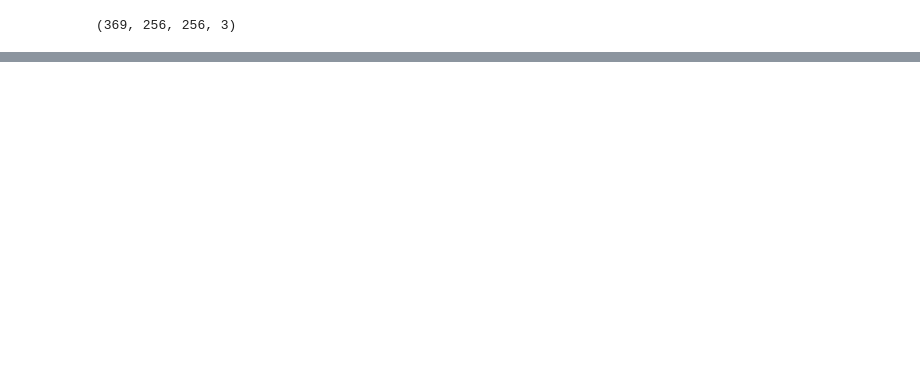
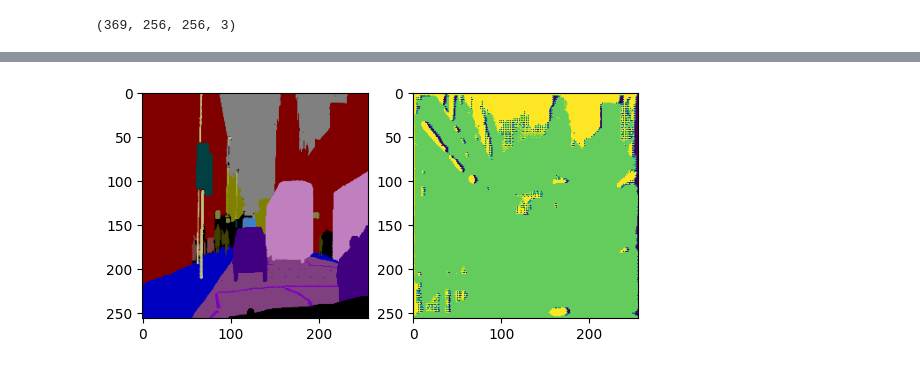
Before and after one commit to DavidAlexanderMoe/Road-Semantic-Segmentation-with-Unets, a Jupyter notebook: Script.ipynb, the cells around one changed output, grey strips where cells are left out. Cells and saved outputs as stored; diff of their text form; code cells hidden in the pictures; blank space fills up the shorter version.

```diff
--- a/Script.ipynb
+++ b/Script.ipynb
@@ -369,0 +411,4 @@ show_pairs(test_masks[1], y_pred_argmax[1,:,:])
+# %%
+show_pairs(test_masks[1], y_pred_argmax[1,:,:])
+# %% [output]
+[figure, added]
```
Also changed, not shown: parts of 11 cells of this notebook.
